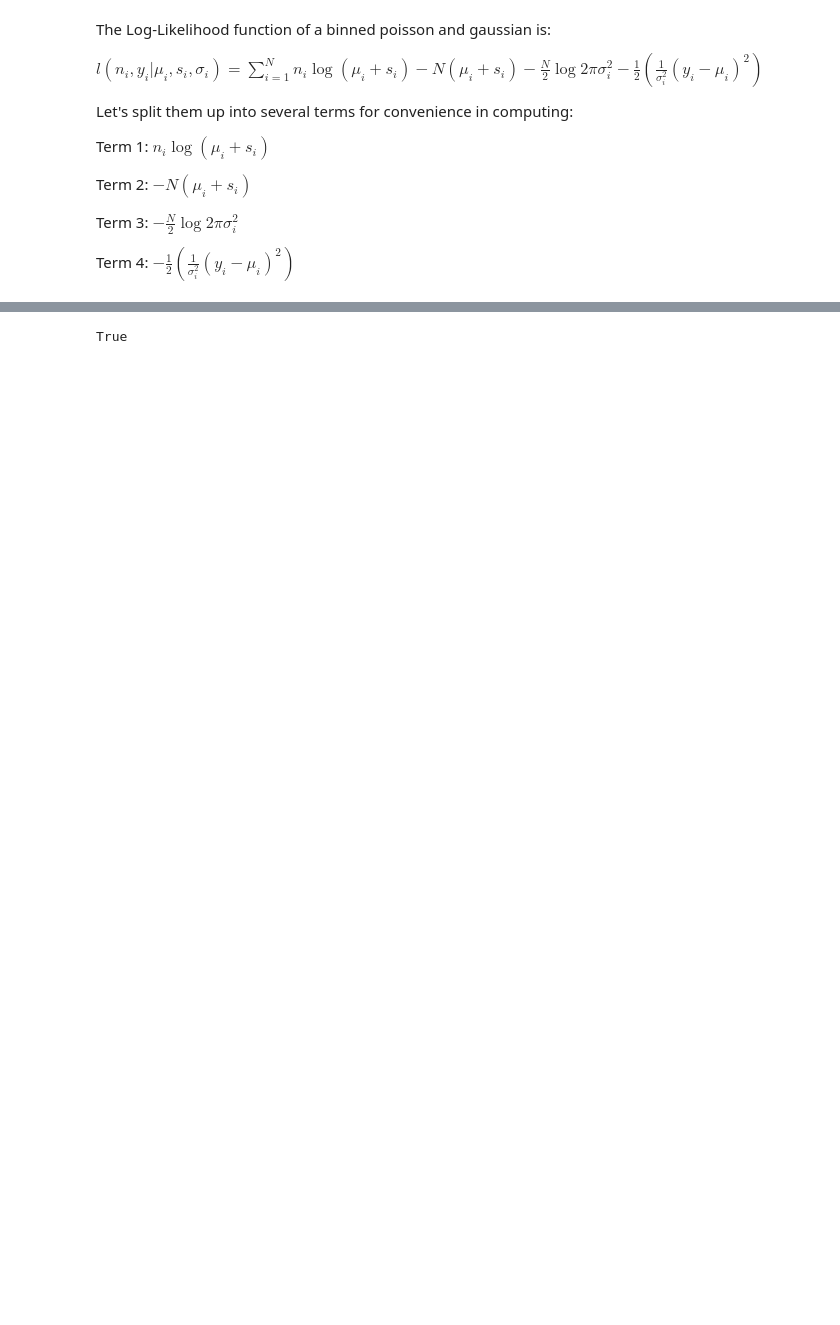
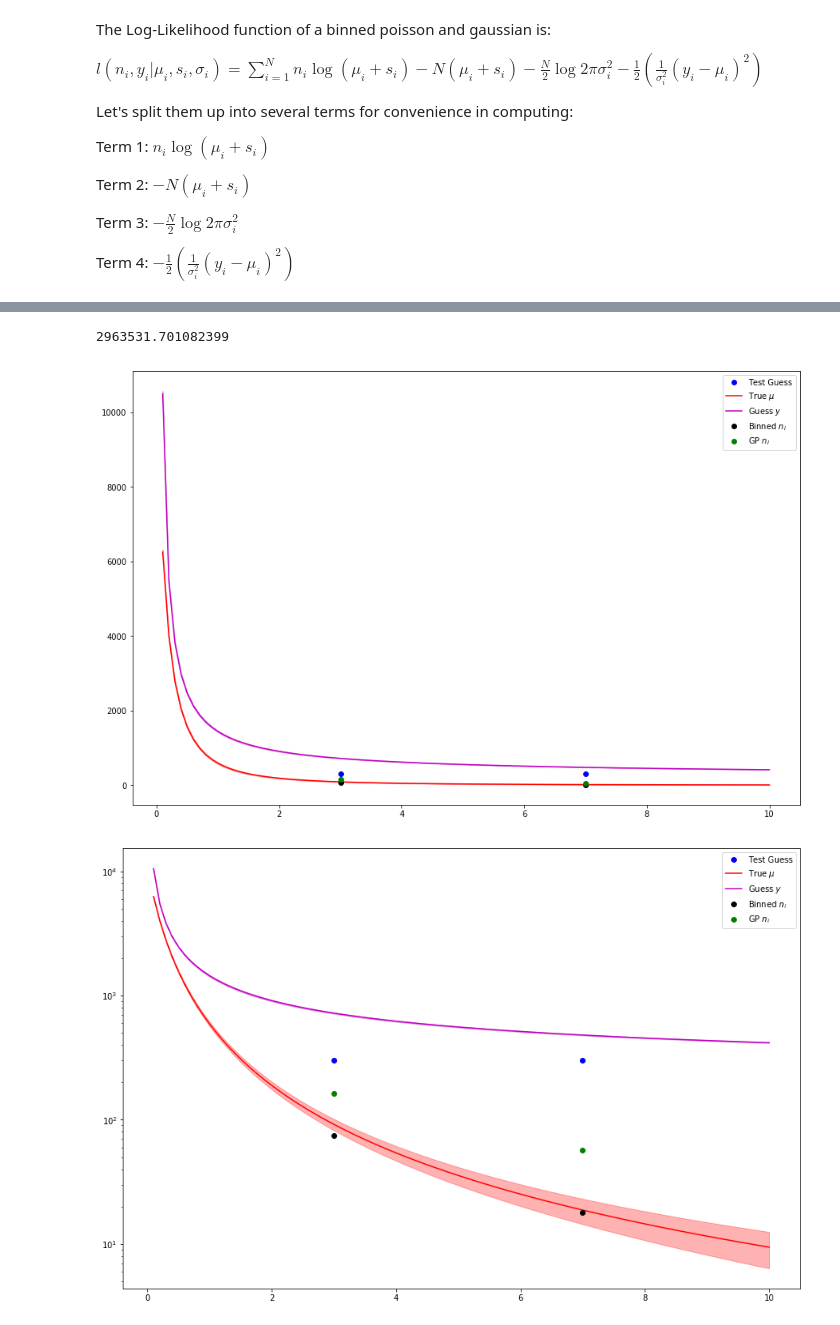
Before and after one commit to ChrisIck/Poisson-GPs, a Jupyter notebook: Minimization Test.ipynb, the cells around one changed output, grey strips where cells are left out. Saved outputs shown, nothing was run; the diff lists cells and outputs as text; code cells hidden in the pictures; blank space fills up the shorter version.

```diff
--- a/Minimization Test.ipynb
+++ b/Minimization Test.ipynb
@@ -104,9 +105,10 @@ def simulate(ytrue, cov):
     mu = np.random.poisson(y0)
     return mu
 # %%
-x = np.linspace(.1,10,25)
+N= 100
+x = np.linspace(.1,10,N)
 scale = 1
-kparams = [5000., 5., 1., 2.]
+kparams = [100., .5, 1., 0., 10.]
 
 y1 =  scale * f1(x)
 y2 = scale * f2(x)
@@ -128,9 +130,9 @@ plt.plot(x,ytrueGP, label = "-2 pow + kernel (true GP)")
 plt.legend(loc='upper right')
 
 plt.figure(figsize=(15,10))
-#plt.semilogy(x,y1, label = "i-exp")
-#plt.semilogy(x,y2, label = "-1 pow")
-#plt.semilogy(x,y3, label = "exp decay")
+plt.semilogy(x,y1, label = "i-exp")
+plt.semilogy(x,y2, label = "-1 pow")
+plt.semilogy(x,y3, label = "exp decay")
 plt.semilogy(x,yguess, label = "i-log (guess)")
 plt.semilogy(x,ytrue, label = "-2 pow (true)")
 plt.semilogy(x,ytrueGP, label = "-2 pow + kernel (true GP)")
@@ -213,17 +353,25 @@ plt.show()
 # %%
 plt.figure(figsize=(15,10))
 
+gp_std = np.sqrt(np.diag(cov))
+
 plt.plot(x, yguess, 'm-', label = "decay model ($y$)")
+plt.fill_between(x, yguess+gp_std, yguess-gp_std, color = 'm', alpha=0.3, edgecolor="none")
 plt.plot(x, ytrueGP,'g.', label = "true counts ($n$)")
+plt.plot(x, ytrueGP,'b--', label = "initial guess ($\mu_0$)")
 plt.plot(x, solnGP.x,'b-', label = "optimized fit ($\mu$)")
 plt.plot(x, ytrue,'r-', label = "True fit($\mu_{true}$)")
+plt.fill_between(x, ytrue+np.sqrt(ytrue), ytrue-np.sqrt(ytrue), color = 'r', alpha=0.3, edgecolor="none")
 plt.legend(loc="upper right")
 plt.figure(figsize=(15,10))
 
 plt.semilogy(x, yguess, 'm-', label = "decay model ($y$)")
+plt.fill_between(x, yguess+gp_std, yguess-gp_std, color = 'm', alpha=0.3, edgecolor="none")
 plt.semilogy(x, ytrueGP,'g.', label = "true counts ($n$)")
+plt.semilogy(x, ytrueGP,'b--', label = "initial guess ($\mu_0$)")
 plt.semilogy(x, solnGP.x,'b-', label = "optimized fit ($\mu$)")
 plt.semilogy(x, ytrue,'r-', label = "True fit($\mu_{true}$)")
+plt.fill_between(x, ytrue+np.sqrt(ytrue), ytrue-np.sqrt(ytrue), color = 'r', alpha=0.3, edgecolor="none")
 
 plt.legend(loc="upper right")
 plt.show()
@@ -236,4 +383,40 @@ nlng = nln_bin_gminerad(yguess, np.zeros(len(n)), n, yguess, sigma)
-# %%
-print cov.shape!=(100,100)
-# %% [output]
-True
+# %%
+xtest = np.array([3., 7.])
+y_g = f4(xtest)
+y_t = f5(xtest)
+n_bin = poisson(y_t)
+cov_test = makekernel(xtest, kernel1, kparams, y_t)
+print linalg.det(cov_test)
+n_gp = simulate(y_t, cov_test)
+n_guess = np.array([300.,300.])
+%matplotlib inline
+
+plt.figure(figsize=(15,10))
+plt.plot(xtest, n_guess, 'bo', label = "Test Guess")
+plt.plot(x, ytrue, 'r-', label = "True $\mu$")
+plt.fill_between(x, ytrue+np.sqrt(ytrue), ytrue-np.sqrt(ytrue), color = 'r', alpha=0.3, edgecolor="none")
+plt.plot(x, yguess, 'm-', label = "Guess $y$")
+plt.fill_between(x, yguess+gp_std, yguess-gp_std, color = 'm', alpha=0.3, edgecolor="none")
+
+plt.plot(xtest, n_bin, 'ko', label = "Binned $n_i$")
+plt.plot(xtest, n_gp, 'go', label = "GP $n_i$")
+
+plt.legend(loc="upper right")
+
+plt.figure(figsize=(15,10))
+plt.semilogy(xtest, n_guess, 'bo', label = "Test Guess")
+plt.semilogy(x, ytrue, 'r-', label = "True $\mu$")
+plt.fill_between(x, ytrue+np.sqrt(ytrue), ytrue-np.sqrt(ytrue), color = 'r', alpha=0.3, edgecolor="none")
+plt.semilogy(x, yguess, 'm-', label = "Guess $y$")
+plt.fill_between(x, yguess+gp_std, yguess-gp_std, color = 'm', alpha=0.3, edgecolor="none")
+
+plt.semilogy(xtest, n_bin, 'ko', label = "Binned $n_i$")
+plt.semilogy(xtest, n_gp, 'go', label = "GP $n_i$")
+
+plt.legend(loc="upper right")
+
+plt.show()
+# %% [output]
+2963531.701082399
+[figure, added]
+[figure, added]
```
Also changed, not shown: parts of 18 cells of this notebook.
